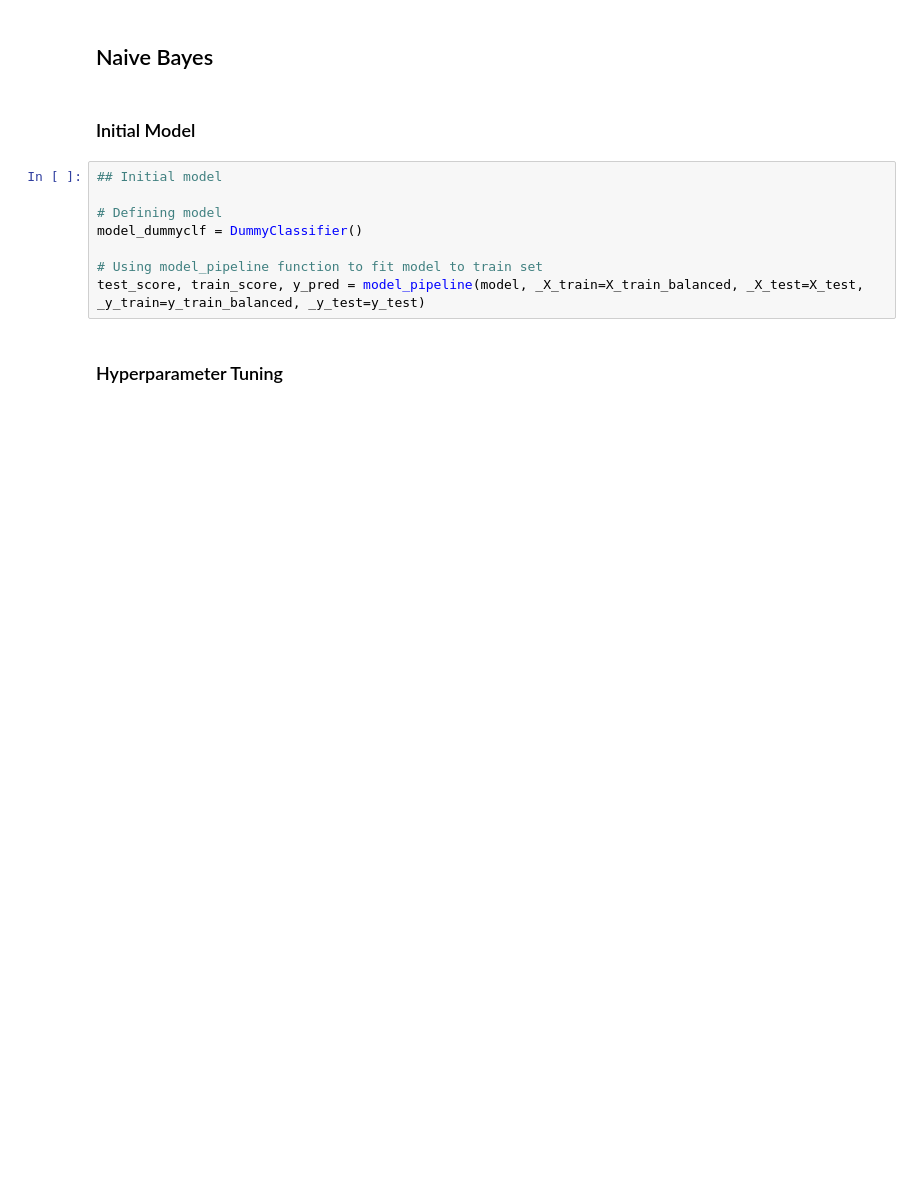
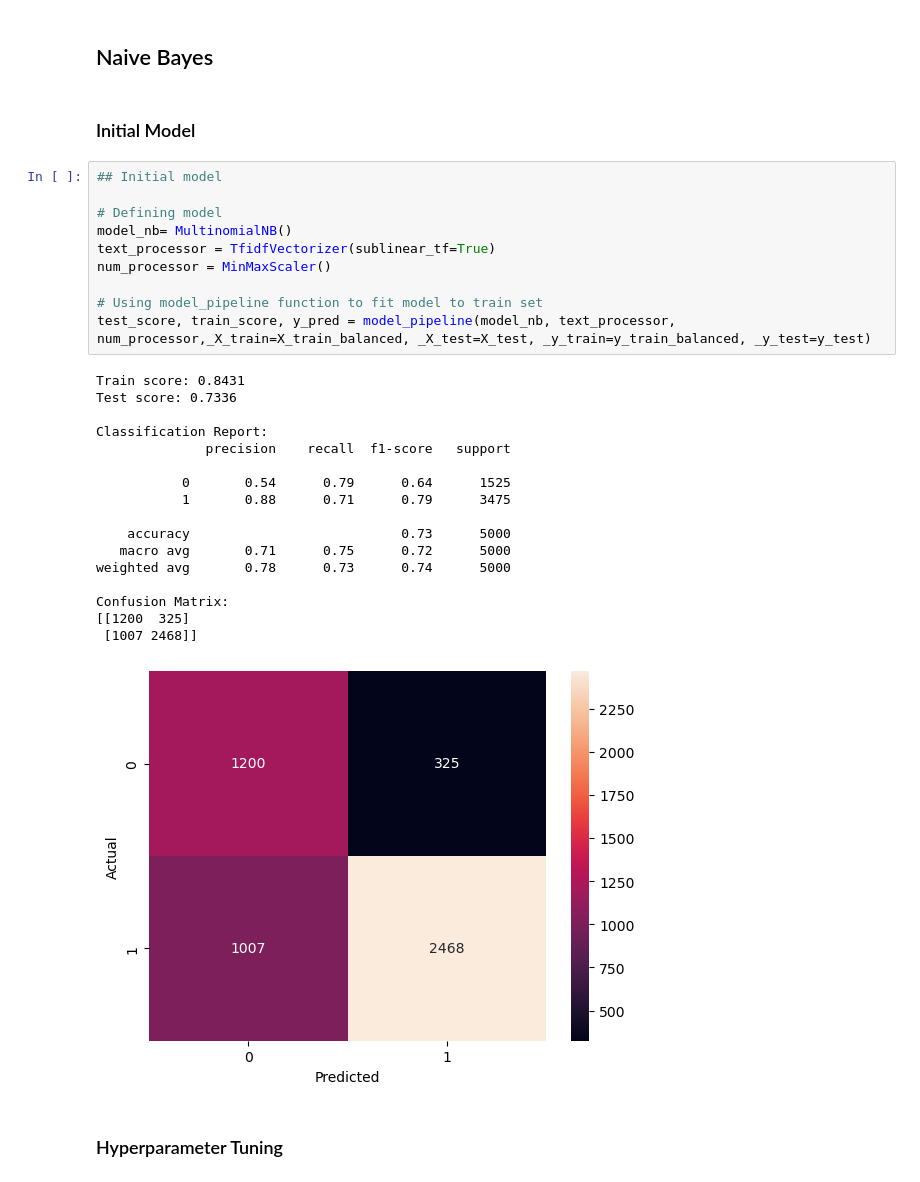
Before and after one commit to helenaglaring/AIML, a Jupyter notebook: AIML_drug_review.ipynb, the cells around one changed output. Saved outputs shown, nothing was run; the diff lists cells and outputs as text; blank space fills up the shorter version.

```diff
--- a/AIML_drug_review.ipynb
+++ b/AIML_drug_review.ipynb
@@ -1483,10 +1453,30 @@ Confusion Matrix:
 # %%
 ## Initial model
 
 # Defining model
-model_dummyclf = DummyClassifier()
+model_nb= MultinomialNB()
+text_processor = TfidfVectorizer(sublinear_tf=True)
+num_processor = MinMaxScaler()
 
 # Using model_pipeline function to fit model to train set
-test_score, train_score, y_pred = model_pipeline(model, _X_train=X_train_balanced, _X_test=X_test, _y_train=y_train_balanced, _y_test=y_test)
+test_score, train_score, y_pred = model_pipeline(model_nb, text_processor, num_processor,_X_train=X_train_balanced, _X_test=X_test, _y_train=y_train_balanced, _y_test=y_test)
+# %% [output]
+Train score: 0.8431
+Test score: 0.7336
+
+Classification Report:
+              precision    recall  f1-score   support
+
+           0       0.54      0.79      0.64      1525
+           1       0.88      0.71      0.79      3475
+
+    accuracy                           0.73      5000
+   macro avg       0.71      0.75      0.72      5000
+weighted avg       0.78      0.73      0.74      5000
+
+Confusion Matrix:
+[[1200  325]
+ [1007 2468]]
+[figure, added]
 # %% [markdown]
 ### Hyperparameter Tuning
```
Also changed, not shown: parts of 9 cells of this notebook, 1 other file.
